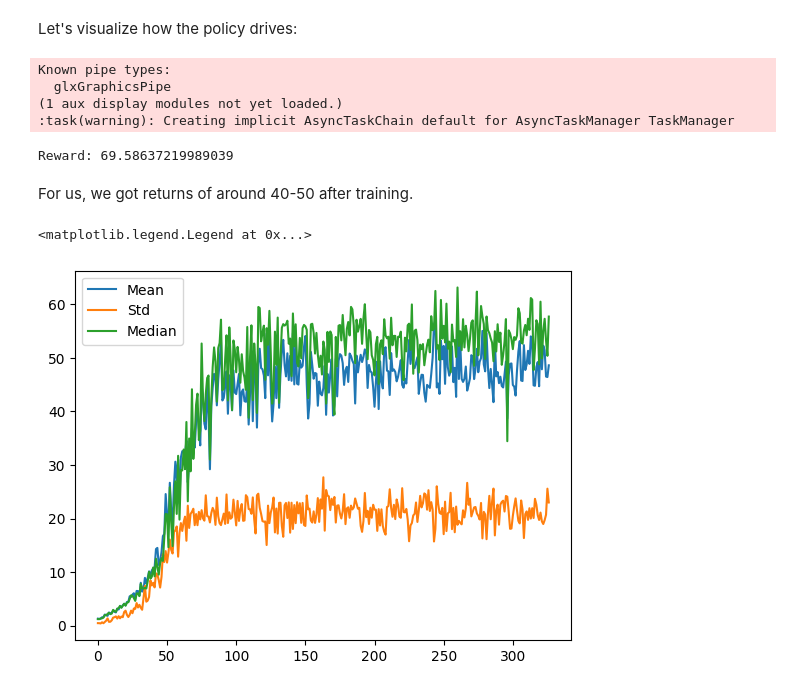
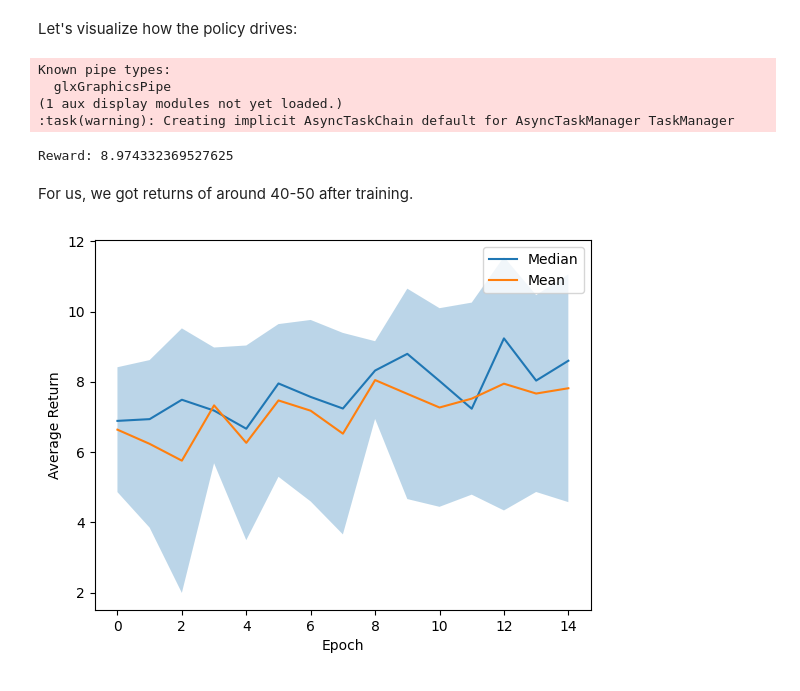
Before and after one commit to wz-ml/MetaDrive-Tutorials, a Jupyter notebook: PolicyGradient/policygradient_discrete_solution.ipynb, the cells around one changed output. Saved outputs shown, nothing was run; the diff lists cells and outputs as text; code cells hidden in the pictures.

Commit message:
completely migrate away from lidar and towards topdown

```diff
--- a/PolicyGradient/policygradient_discrete_solution.ipynb
+++ b/PolicyGradient/policygradient_discrete_solution.ipynb
@@ -352,8 +374,8 @@ def train_policygradient(
 
     # convert data to tensors on correct device
 
-    # in (Batch, Width)
-    observation_batch_tensor = torch.from_numpy(np.stack(observation_batch)).to(device)
+    # in (Batch, C, H, W)
+    observation_batch_tensor = obs_batch_to_tensor(observation_batch, device)
 
     # in (Batch,)
     rtg_batch_tensor = torch.tensor(
@@ -389,21 +412,18 @@ logging.getLogger(inspect.getfile(metadrive.envs.base_env)).setLevel(logging.WAR
 device = torch.device("cuda" if torch.cuda.is_available() else "cpu")
 
 policy = Policy().to(device)
-policy_optimizer = torch.optim.Adam(policy.parameters(), lr=1e-4)
-policy_scheduler = torch.optim.lr_scheduler.StepLR(policy_optimizer, step_size=1, gamma=0.97)
 
 step = 0
-return_means = []
-return_stds = []
-return_medians = []
+returns = []
 losses = []
 # %%
-env = gym.make("MetaDrive-validation-v0", config={"use_render": False, "horizon": 500})
+env = gym.make("MetaDrive-topdown", config={"use_render": False, "horizon": 500, "num_scenarios": 100})
 # %%
 TRAIN_EPOCHS = 150
-EPISODES_PER_BATCH = 32
-GAMMA = 0.90
+EPISODES_PER_BATCH = 20
+GAMMA = 0.75
 CONFIG = PolicyGradientConfig(entropy_bonus=0.10)
+policy_optimizer = torch.optim.Adam(policy.parameters(), lr=1e-4)
 
 # Train
 while step < TRAIN_EPOCHS:
@@ -426,7 +446,7 @@ while step < TRAIN_EPOCHS:
         # Update trajectory returns
         trajectory_returns.append(sum(rew_traj))
 
-    policy_loss = train_policygradient(
+    loss = train_policygradient(
         policy,
         policy_optimizer,
         obs_batch,
@@ -434,15 +454,12 @@ while step < TRAIN_EPOCHS:
         rtg_batch,
         CONFIG,
     )
-    policy_scheduler.step()
 
     # collect statistics
-    return_means.append(np.mean(trajectory_returns))
-    return_stds.append(np.std(trajectory_returns))
-    return_medians.append(np.median(trajectory_returns))
-    losses.append(policy_loss)
+    returns.append(trajectory_returns)
+    losses.append(loss)
 
-    print(f"Step {step}, Policy Loss: {policy_loss:.3f}, Avg. Returns: {np.mean(trajectory_returns):.3f}")
+    print(f"Step {step}, Avg. Returns: {np.mean(trajectory_returns):.3f} +/- {np.std(trajectory_returns):.3f}, Median: {np.median(trajectory_returns):.3f}, Policy Loss: {losses[-1]:.3f}")
 
     step += 1
 # %% [output]
@@ -470,7 +485,7 @@ env.close()
 # %% [markdown]
 Let's visualize how the policy drives:
 # %%
-env = gym.make("MetaDrive-validation-v0", config={"use_render": True, "horizon": 500})
+env = gym.make("MetaDrive-topdown", config={"use_render": True, "horizon": 500, "num_scenarios": 100})
 obs, act, rew = collect_trajectory(env, lambda obs: nn_policy(policy, obs))
 env.close()
 
@@ -480,16 +495,20 @@ Known pipe types:
   glxGraphicsPipe
 (1 aux display modules not yet loaded.)
 :task(warning): Creating implicit AsyncTaskChain default for AsyncTaskManager TaskManager
-Reward: 69.58637219989039
+Reward: 8.974332369527625
 # %% [markdown]
 For us, we got returns of around 40-50 after training.
-# %%
-# plot data
-import matplotlib.pyplot as plt
-plt.plot(return_means, label="Mean")
-plt.plot(return_stds, label="Std")
-plt.plot(return_medians, label="Median")
-plt.legend()
-# %% [output]
-<matplotlib.legend.Legend at 0x...>
-[figure, removed]
+# %%
+import matplotlib.pyplot as plt
+return_medians = [np.median(returns[i]) for i in range(len(returns))]
+return_means = [np.mean(returns[i]) for i in range(len(returns))]
+return_stds = [np.std(returns[i]) for i in range(len(returns))]
+plt.plot(return_medians, label="Median")
+plt.plot(return_means, label="Mean")
+plt.fill_between(range(len(return_means)), np.array(return_means) - np.array(return_stds), np.array(return_means) + np.array(return_stds), alpha=0.3)
+plt.xlabel("Epoch")
+plt.ylabel("Average Return")
+plt.legend()
+plt.show()
+# %% [output]
+[figure, added]
```
Also changed, not shown: parts of 15 cells of this notebook, 2 other files.
